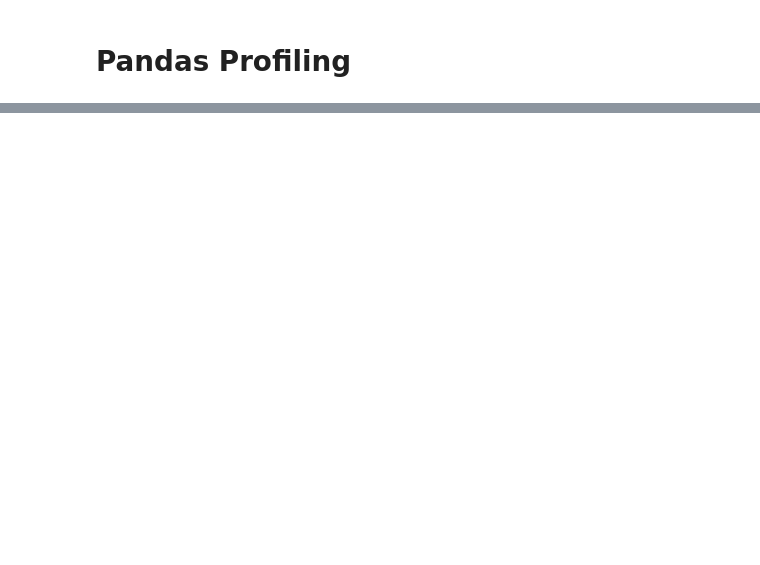
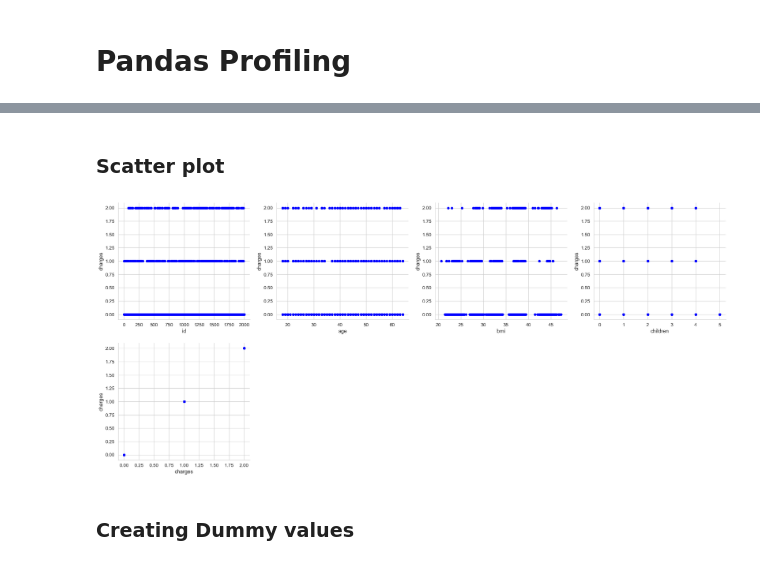
Before and after one commit to RooibosGood/signate, a Jupyter notebook: Begginer11/begginer11.ipynb, the cells around one changed output, grey strips where cells are left out. Saved outputs shown, nothing was run; the diff lists cells and outputs as text; code cells hidden in the pictures; blank space fills up the shorter version.

```diff
--- a/Begginer11/begginer11.ipynb
+++ b/Begginer11/begginer11.ipynb
@@ -25,0 +53,10 @@ df.profile_report()
+# %%
+categorical, numerical = [],[]
+for z in df.columns:
+    t = df.dtypes[z]
+    if t=='object':
+        categorical.append(z)
+    else:
+        numerical.append(z)
+print("CategoricaL:\n{}".format(categorical))
+print("\nNumericaL:\n{}".format(numerical))
@@ -25,0 +81,19 @@ df.profile_report()
+# %% [markdown]
+### Scatter plot
+# %%
+# We shall plot these figures
+plt.figure(figsize=(30, 70))
+sns.set(font_scale= 1.2)
+sns.set_style('whitegrid')
+
+for i, features in enumerate(numerical):
+    plt.subplot(10, 4, i+1)
+    plt.scatter(data=df.iloc[:len(train)], x=features, y='charges', color ="blue")
+    plt.xlabel(features)
+    plt.ylabel('charges')
+
+sns.despine()
+# %% [output]
+[figure, added]
+# %% [markdown]
+### Creating Dummy values
```
Also changed, not shown: parts of 14 cells of this notebook.
